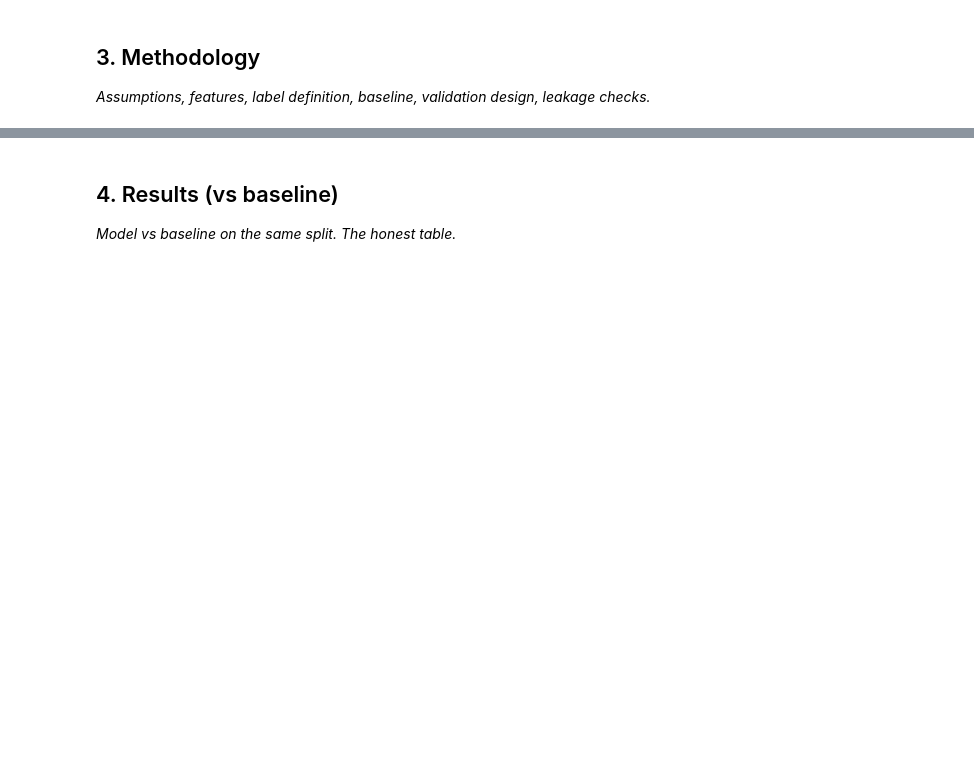
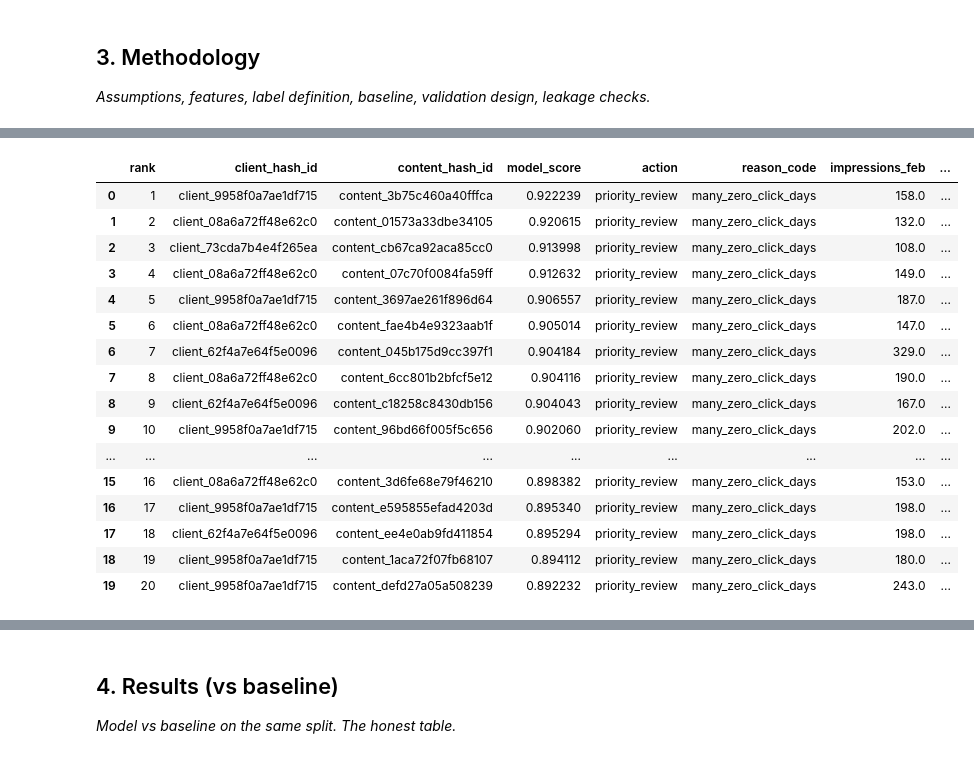
Before and after one commit to deeepanshchandra/flyrank-aiml-internship, a Jupyter notebook: work/notebooks/capstone.ipynb, the cells around one changed output, grey strips where cells are left out. Drawn from its saved outputs; the diff is of its cells as text; code cells hidden in the pictures; blank space fills up the shorter version.

Commit message:
Capstone

```diff
--- a/work/notebooks/capstone.ipynb
+++ b/work/notebooks/capstone.ipynb
@@ -20,0 +567,70 @@ This skeleton is yours to fill. Work the sections **in order** — each one has
+# %%
+# Score the full February universe and create ranked recommendations.
+
+X_all = capstone[feature_cols].copy()
+X_all_imp = imputer.transform(X_all)
+
+capstone["model_score"] = rf.predict_proba(X_all_imp)[:, 1]
+
+# Rank highest-risk pages first.
+recommendations = capstone.sort_values(
+    "model_score",
+    ascending=False
+).reset_index(drop=True)
+
+recommendations["rank"] = np.arange(1, len(recommendations) + 1)
+
+# Simple action playbook based on model score.
+recommendations["action"] = np.select(
+    [
+        recommendations["model_score"] >= 0.50,
+        recommendations["model_score"] >= 0.25,
+        recommendations["model_score"] >= 0.10,
+    ],
+    [
+        "priority_review",
+        "refresh_review",
+        "monitor",
+    ],
+    default="monitor"
+)
+
+# One primary reason code based on the strongest observed warning signal.
+recommendations["reason_code"] = np.select(
+    [
+        recommendations["zero_click_days"] >= 20,
+        recommendations["ctr_feb"] < 0.01,
+        recommendations["avg_position_feb"] > 20,
+        recommendations["content_age_days"] >= 180,
+    ],
+    [
+        "many_zero_click_days",
+        "very_low_ctr",
+        "weak_average_position",
+        "older_content",
+    ],
+    default="model_risk"
+)
+
+ranked_queue = recommendations[
+    [
+        "rank",
+        "client_hash_id",
+        "content_hash_id",
+        "model_score",
+        "action",
+        "reason_code",
+        "impressions_feb",
+        "clicks_feb",
+        "ctr_feb",
+        "avg_position_feb",
+        "zero_click_days",
+        "content_age_days"
+    ]
+].copy()
+
+print(f"Ranked recommendations: {len(ranked_queue):,}")
+
+print("\nTop 20 recommendations:")
+display(ranked_queue.head(20))
+# %% [output]
@@ -20,0 +640,17 @@ This skeleton is yours to fill. Work the sections **in order** — each one has
+|  | rank | client_hash_id | content_hash_id | model_score | action | reason_code | impressions_feb | ... |
+| 0 | 1 | client_9958f0a7ae1df715 | content_3b75c460a40fffca | 0.922239 | priority_review | many_zero_click_days | 158.0 | ... |
+| 1 | 2 | client_08a6a72ff48e62c0 | content_01573a33dbe34105 | 0.920615 | priority_review | many_zero_click_days | 132.0 | ... |
+| 2 | 3 | client_73cda7b4e4f265ea | content_cb67ca92aca85cc0 | 0.913998 | priority_review | many_zero_click_days | 108.0 | ... |
+| 3 | 4 | client_08a6a72ff48e62c0 | content_07c70f0084fa59ff | 0.912632 | priority_review | many_zero_click_days | 149.0 | ... |
+| 4 | 5 | client_9958f0a7ae1df715 | content_3697ae261f896d64 | 0.906557 | priority_review | many_zero_click_days | 187.0 | ... |
+| 5 | 6 | client_08a6a72ff48e62c0 | content_fae4b4e9323aab1f | 0.905014 | priority_review | many_zero_click_days | 147.0 | ... |
+| 6 | 7 | client_62f4a7e64f5e0096 | content_045b175d9cc397f1 | 0.904184 | priority_review | many_zero_click_days | 329.0 | ... |
+| 7 | 8 | client_08a6a72ff48e62c0 | content_6cc801b2bfcf5e12 | 0.904116 | priority_review | many_zero_click_days | 190.0 | ... |
+| 8 | 9 | client_62f4a7e64f5e0096 | content_c18258c8430db156 | 0.904043 | priority_review | many_zero_click_days | 167.0 | ... |
+| 9 | 10 | client_9958f0a7ae1df715 | content_96bd66f005f5c656 | 0.902060 | priority_review | many_zero_click_days | 202.0 | ... |
+| ... | ... | ... | ... | ... | ... | ... | ... | ... |
+| 15 | 16 | client_08a6a72ff48e62c0 | content_3d6fe68e79f46210 | 0.898382 | priority_review | many_zero_click_days | 153.0 | ... |
+| 16 | 17 | client_9958f0a7ae1df715 | content_e595855efad4203d | 0.895340 | priority_review | many_zero_click_days | 198.0 | ... |
+| 17 | 18 | client_62f4a7e64f5e0096 | content_ee4e0ab9fd411854 | 0.895294 | priority_review | many_zero_click_days | 198.0 | ... |
+| 18 | 19 | client_9958f0a7ae1df715 | content_1aca72f07fb68107 | 0.894112 | priority_review | many_zero_click_days | 180.0 | ... |
+| 19 | 20 | client_9958f0a7ae1df715 | content_defd27a05a508239 | 0.892232 | priority_review | many_zero_click_days | 243.0 | ... |
```
Also changed, not shown: parts of 22 cells of this notebook.
